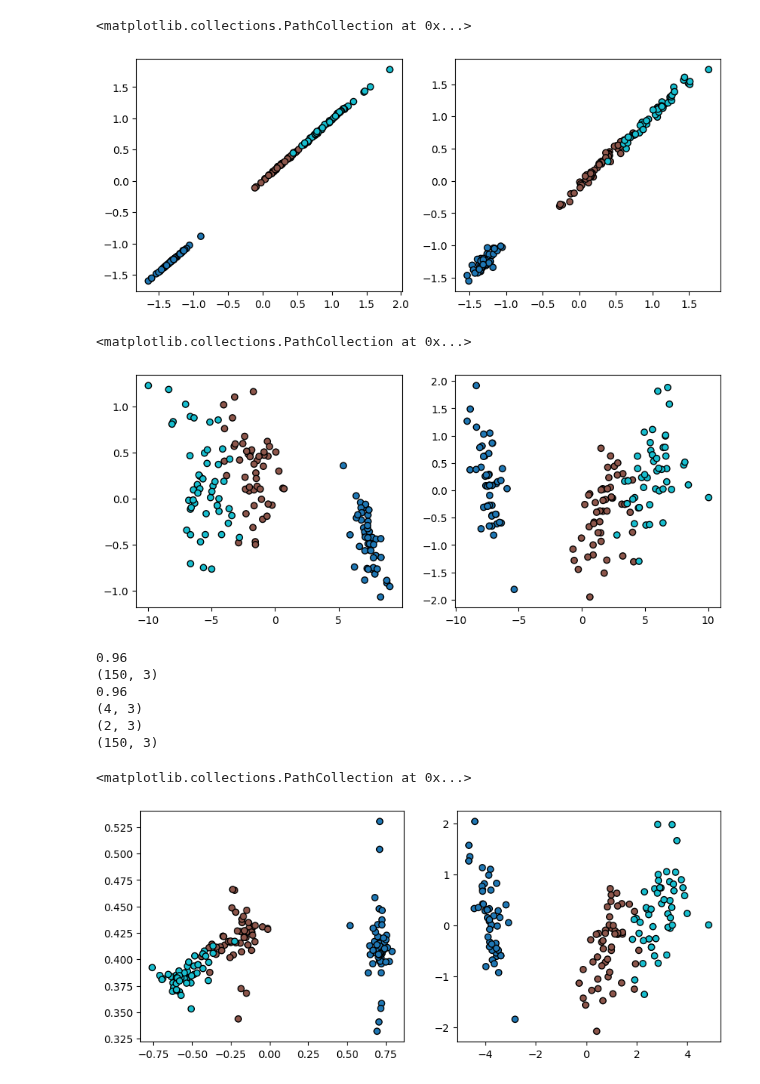
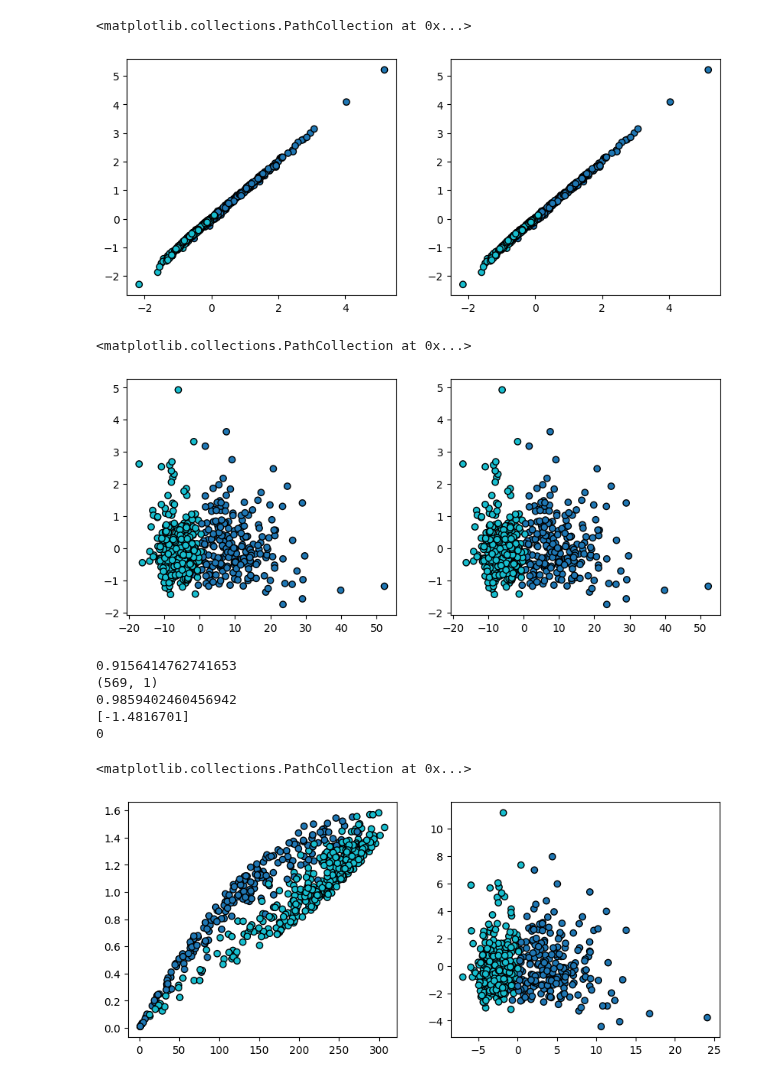
Before and after one commit to scikit-learn-contrib/scikit-matter, a Jupyter notebook: examples/pcovc/test_notebook.ipynb, the cells around one changed output. Saved outputs shown, nothing was run; the diff lists cells and outputs as text; code cells hidden in the pictures.

Commit message:
Working on KPCovC, investigating minor errors

```diff
--- a/examples/pcovc/test_notebook.ipynb
+++ b/examples/pcovc/test_notebook.ipynb
@@ -91,15 +27,15 @@ fig.subplots_adjust(wspace=0.12, hspace=0.05, left=0.035, bottom=0.06)
 # %%
-# bcancer = datasets.load_breast_cancer()
-# X, y = bcancer.data, bcancer.target
+bcancer = datasets.load_breast_cancer()
+X, y = bcancer.data, bcancer.target
 
-# scaler = StandardScaler()
-# X_scaled = scaler.fit_transform(X)
+scaler = StandardScaler()
+X_scaled = scaler.fit_transform(X)
 # %%
 from sklearn.linear_model import LogisticRegression
 
 
-model_ss = PCovC(classifier=LogisticRegression(), n_components=2, mixing=0.5, tol=1e-12, space="sample")
-model_fs = PCovC(classifier=LogisticRegression(), n_components=2, mixing=0.5, tol=1e-12, space="feature")
+model_ss = PCovC(classifier=LogisticRegression(), n_components=2, mixing=0.1, tol=1e-12, space="sample")
+model_fs = PCovC(classifier=LogisticRegression(), n_components=2, mixing=0.1, tol=1e-12, space="feature")
 np.set_printoptions(threshold=sys.maxsize)
 
 model_ss.fit(X_scaled, y)
@@ -113,6 +49,7 @@ r_fs = model_fs.inverse_transform(X_fs)
 
 # print(r_ss)
 # print(r_fs)
-m = r_ss-r_fs
-m
+print(r_ss-r_fs)
+
+np.allclose(r_ss, r_fs, 1e-5)
 # %% [output]
@@ -139,52 +77,51 @@ axis1.scatter(r_ss[:, 2], r_ss[:, 3], c=y)
 axis2.scatter(r_fs[:, 2], r_fs[:, 3], c=y)
 # %% [output]
 <matplotlib.collections.PathCollection at 0x...>
-[figure, old version]
+[figure, new version]
 # %%
 fig, (axis1, axis2) = plt.subplots(1, 2, figsize=(10, 4))
 axis1.scatter(X_ss[:, 0], X_ss[:, 1], c=y)
 axis2.scatter(X_fs[:, 0], X_fs[:, 1], c=y)
 # %% [output]
 <matplotlib.collections.PathCollection at 0x...>
-[figure, old version]
+[figure, new version]
 # %%
+from sklearn.calibration import LinearSVC
 from sklearn.svm import SVC
-from src.skmatter.decomposition.kernel_pcovc_newernel_pcovc import KernelPCovC
+from src.skmatter.decomposition.kernel_pcovc_new import KernelPCovC
 from sklearn.metrics import accuracy_score
 
-model = KernelPCovC(mixing=0.5, kernel="sigmoid", gamma=0.1, classifier=SVC(kernel="sigmoid", gamma=0.1), n_components=2, fit_inverse_transform=True)
+model = KernelPCovC(mixing=0.5, kernel="rbf", classifier=SVC(kernel="rbf"), n_components=2, fit_inverse_transform=True)
 model.fit(X_scaled, y)
 T = model.transform(X_scaled)
 y_pred = model.predict(X_scaled)
 print(accuracy_score(y, y_pred))
-print(model.decision_function(X_scaled).shape)
+print(model.decision_function(X_scaled).shape) # we should have KPCovC match PCovC decision function shape
 
 model2 = PCovC(mixing=0.5, classifier=LinearSVC(), n_components=2)
 model2.fit(X_scaled, y)
 T_2 = model2.transform(X_scaled)
 y_pred_2 = model2.predict(X_scaled)
 print(accuracy_score(y, y_pred_2))
-print(model2.decision_function(X_scaled).shape)
-
+print(model2.decision_function(X_scaled)[100])
 fig, (axis1, axis2) = plt.subplots(1, 2, figsize=(10,4))
 axis1.scatter(T[:, 0], T[:, 1], c=y)
 axis2.scatter(T_2[:, 0], T_2[:, 1], c=y)
 # DecisionBoundaryDisplay.from_estimator(
 #           estimator=model.classifier_,
 #           X=T,
 #           ax=axis1,
 #           #eps=1,
 #           response_method="predict",
 #      )
 # %% [output]
-0.96
-(150, 3)
-0.96
-(4, 3)
-(2, 3)
-(150, 3)
+0.9156414762741653
+(569, 1)
+0.9859402460456942
+[-1.4816701]
+0
 <matplotlib.collections.PathCollection at 0x...>
-[figure, old version]
+[figure, new version]
 # %%
 rT = model.inverse_transform(T)
 rT2 = model2.inverse_transform(T_2)
```
Also changed, not shown: parts of 3 cells of this notebook, 11 other files.
